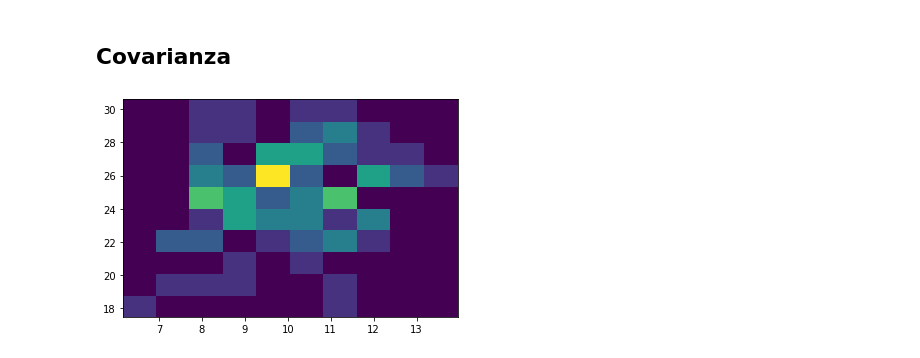
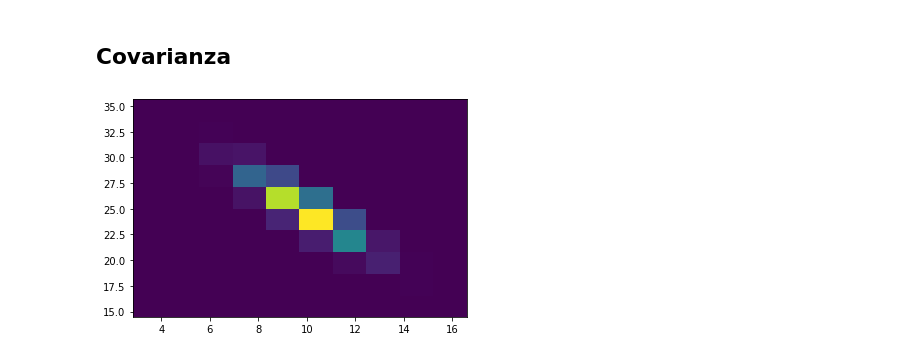
Before and after one commit to UDEA-Esp-Analitica-y-Ciencia-de-Datos/EACD-02-ESTADISTICA, a Jupyter notebook: Sesión_2.ipynb, the cells around one changed output. Drawn from its saved outputs; the diff is of its cells as text; code cells hidden in the pictures.

```diff
--- a/Sesión_2.ipynb
+++ b/Sesión_2.ipynb
@@ -161,8 +178,8 @@ Utilice el ejemplo de muestreo para encontrar la media y varianza de la exponenc
 ## Covarianza
 # %%
 mean = (10, 25)
-cov = [[2, 0], [0, 5]]
-Norm2D = np.random.multivariate_normal(mean, cov, 100)
+cov = [[2, -3], [-3, 5]]
+Norm2D = np.random.multivariate_normal(mean, cov, 1000000)
 HistoNorm = plt.hist2d(Norm2D.take(indices=0,axis=1),Norm2D.take(indices=1,axis=1))
 # %% [output]
-[figure, old version]
+[figure, new version]
```
Also changed, not shown: parts of 30 cells of this notebook.
